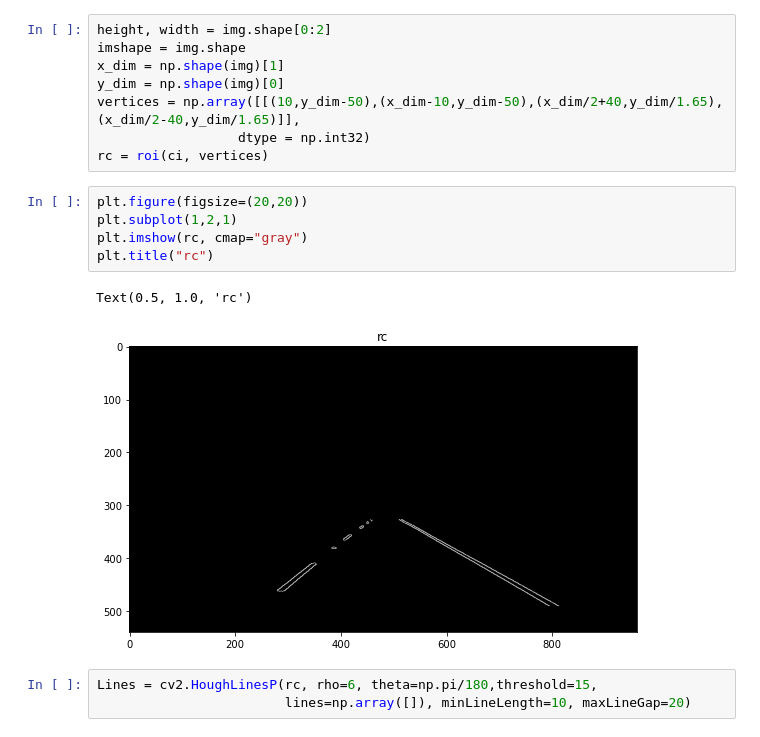
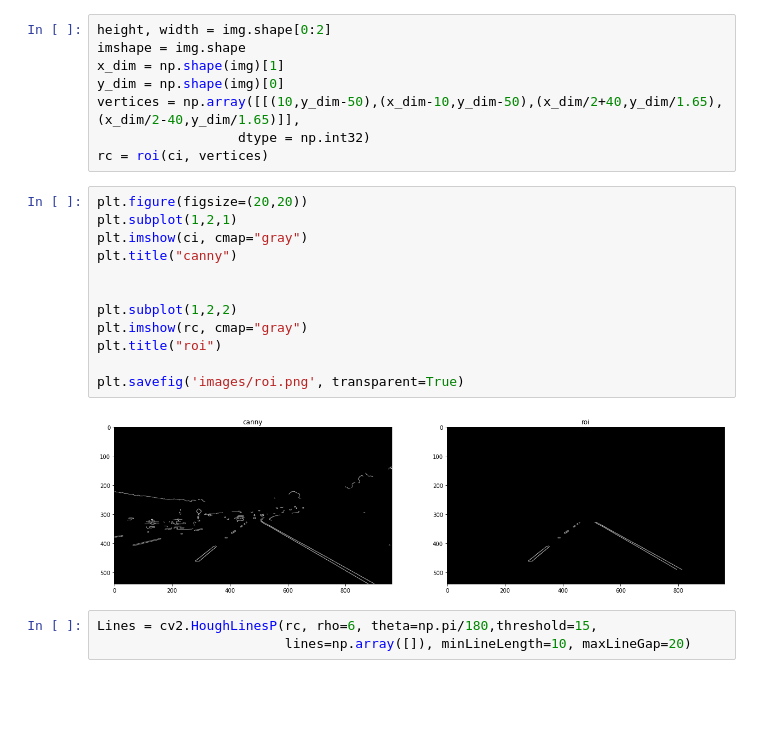
Before and after one commit to karthikeyanrathore/Lane-Line-Detection, a Jupyter notebook: White Lanes (Done).ipynb, the cells around one changed output. Saved outputs shown, nothing was run; the diff lists cells and outputs as text; blank space fills up the shorter version.

```diff
--- a/White Lanes (Done).ipynb
+++ b/White Lanes (Done).ipynb
@@ -75,11 +80,17 @@ rc = roi(ci, vertices)
 # %%
 plt.figure(figsize=(20,20))
 plt.subplot(1,2,1)
+plt.imshow(ci, cmap="gray")
+plt.title("canny")
+
+
+plt.subplot(1,2,2)
 plt.imshow(rc, cmap="gray")
-plt.title("rc")
+plt.title("roi")
+
+plt.savefig('images/roi.png', transparent=True)
 # %% [output]
-Text(0.5, 1.0, 'rc')
-[figure, old version]
+[figure, new version]
 # %%
 Lines = cv2.HoughLinesP(rc, rho=6, theta=np.pi/180,threshold=15,
                         lines=np.array([]), minLineLength=10, maxLineGap=20)
```
Also changed, not shown: parts of 8 cells of this notebook, 19 other files.
